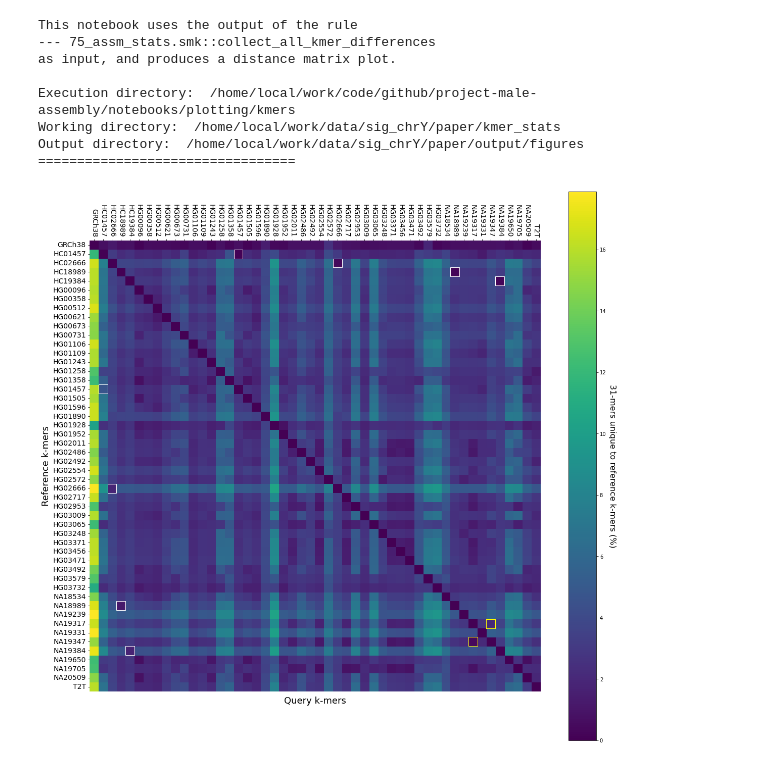
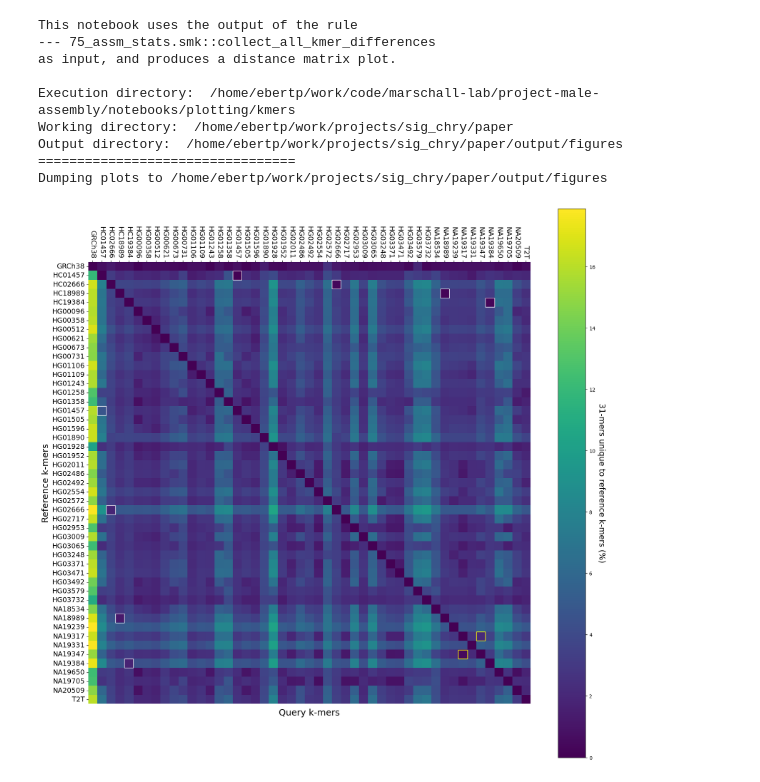
Before and after one commit to marschall-lab/project-male-assembly, a Jupyter notebook: notebooks/plotting/kmers/kmer_similarity_heatmap.ipynb, the cells around one changed output. Drawn from its saved outputs; the diff is of its cells as text; code cells hidden in the pictures.

Commit message:
update plotting notebookd for final pdf versions

```diff
--- a/notebooks/plotting/kmers/kmer_similarity_heatmap.ipynb
+++ b/notebooks/plotting/kmers/kmer_similarity_heatmap.ipynb
@@ -2,9 +2,15 @@
 import pathlib as pl
 import pandas as pd
 import numpy as np
+import json
 import matplotlib as mpl
 import matplotlib.pyplot as plt
 import matplotlib.patches as patch
+
+# required to have text output as "text fields"
+# and not individual objects
+plt.rcParams['pdf.fonttype'] = 42
+plt.rcParams['ps.fonttype'] = 42
 
 desc="""
 This notebook uses the output of the rule
@@ -14,21 +20,34 @@ as input, and produces a distance matrix plot.
 
 print(desc)
 
+save_plots = True
+
+def find_repo_base(start_path):
+    check_path = start_path
+    while 1:
+        if check_path.name == "project-male-assembly":
+            return check_path
+        check_path = check_path.parent
+    return
+
 exec_dir = pl.Path('.').resolve(strict=True)
-wd_dir = pl.Path('/home/local/work/data/sig_chrY/paper/kmer_stats').resolve(strict=True)
-out_dir = pl.Path('/home/local/work/data/sig_chrY/paper/output/figures').resolve(strict=True)
+paths_json = exec_dir.parent.joinpath("plotting_paths.json").resolve(strict=True)
+plotting_paths = json.load(open(paths_json))
 
+repo_dir = find_repo_base(exec_dir)
+wd_dir = pl.Path(plotting_paths["wd_dir"]).resolve(strict=True)
+out_dir = pl.Path(plotting_paths["fig_out"]).resolve(strict=True)
 print('Execution directory: ', exec_dir)
 print('Working directory: ', wd_dir)
 print('Output directory: ', out_dir)
 print('=================================')
 
-diff_file = wd_dir / pl.Path('SAMPLES.HIFIRW.ONTUL.na.chrY.k31.diffs.tsv')
+diff_file = wd_dir.joinpath("data", "kmer_stats", "SAMPLES.HIFIRW.ONTUL.na.chrY.k31.diffs.tsv")
 
 diffs = pd.read_csv(diff_file, sep='\t', header=0)
 num_columns = diffs.select_dtypes(include=['number'])
 
-drop_samples = ['NA24385', 'HG02666', 'HG01457', 'NA18989', 'NA19384']
+drop_samples = ['NA24385', 'HG02666', 'HG01457', 'NA18989', 'NA19384', 'HG03456']
 drop_samples = ['NA24385']
 
 drop_targets = diffs['target_sample'].isin(drop_samples)
@@ -91,42 +110,45 @@ def create_diff_heatmap(kmer_diffs):
     pos_col = np.arange(diffs.shape[1], dtype=np.int8)
     for p1, p2, c in pairs:
         y = pos_idx[diffs.index == p1]
         x = pos_col[diffs.columns == p2]
         ax.add_patch(
             patch.Rectangle(
                 (x-0.5, y-0.5), 1, 1, fill=False, edgecolor=c, lw=1
             )
         )
         y = pos_idx[diffs.index == p2]
         x = pos_col[diffs.columns == p1]
         ax.add_patch(
             patch.Rectangle(
                 (x-0.5, y-0.5), 1, 1, fill=False, edgecolor=c, lw=1
             )
         )
 
     ax.set_ylabel('Reference k-mers', fontsize=18)
     ax.set_xlabel('Query k-mers', fontsize=18)
 
-    plt.savefig(
-        out_dir / pl.Path(f'{fig_name}.png'),
-        dpi=150, transparent=False, bbox_inches='tight'
-    )
-    plt.savefig(
-        out_dir / pl.Path(f'{fig_name}.pdf'),
-        transparent=False, bbox_inches='tight'
-    )
+    if save_plots:
+        print(f"Dumping plots to {out_dir}")
+        plt.savefig(
+            out_dir / pl.Path(f'{fig_name}.png'),
+            dpi=150, transparent=False, bbox_inches='tight'
+        )
+        plt.savefig(
+            out_dir / pl.Path(f'{fig_name}.pdf'),
+            transparent=False, bbox_inches='tight'
+        )
 
     return heatmap, cbar
 
 hm, cb = create_diff_heatmap(diffs)
 # %% [output]
 This notebook uses the output of the rule
 --- 75_assm_stats.smk::collect_all_kmer_differences
 as input, and produces a distance matrix plot.
 
-Execution directory:  /home/local/work/code/github/project-male-assembly/notebooks/plotting/kmers
-Working directory:  /home/local/work/data/sig_chrY/paper/kmer_stats
-Output directory:  /home/local/work/data/sig_chrY/paper/output/figures
+Execution directory:  /home/ebertp/work/code/marschall-lab/project-male-assembly/notebooks/plotting/kmers
+Working directory:  /home/ebertp/work/projects/sig_chry/paper
+Output directory:  /home/ebertp/work/projects/sig_chry/paper/output/figures
 =================================
+Dumping plots to /home/ebertp/work/projects/sig_chry/paper/output/figures
-[figure, old version]
+[figure, new version]
```
Also changed, not shown: 5 other files.
